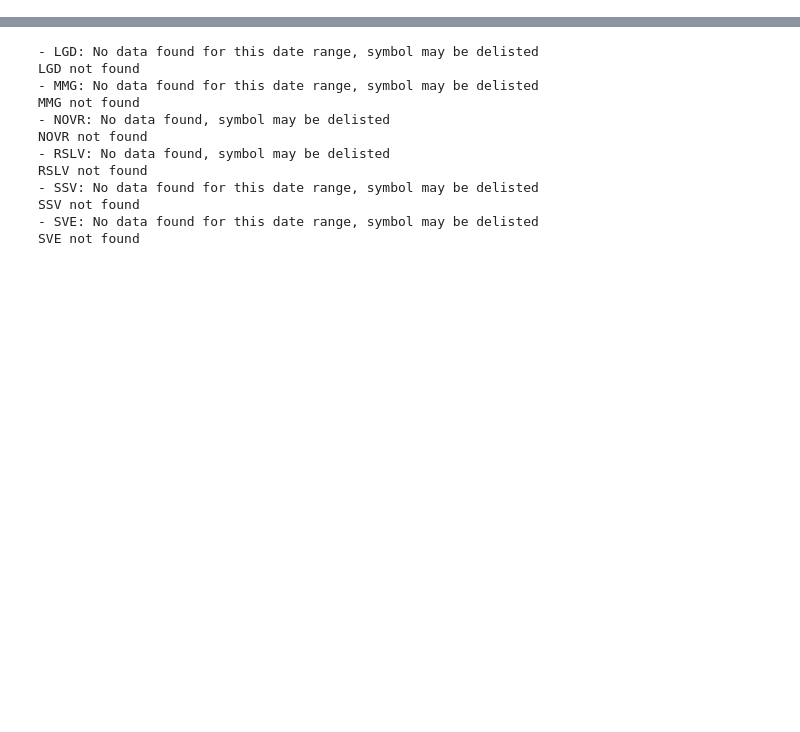
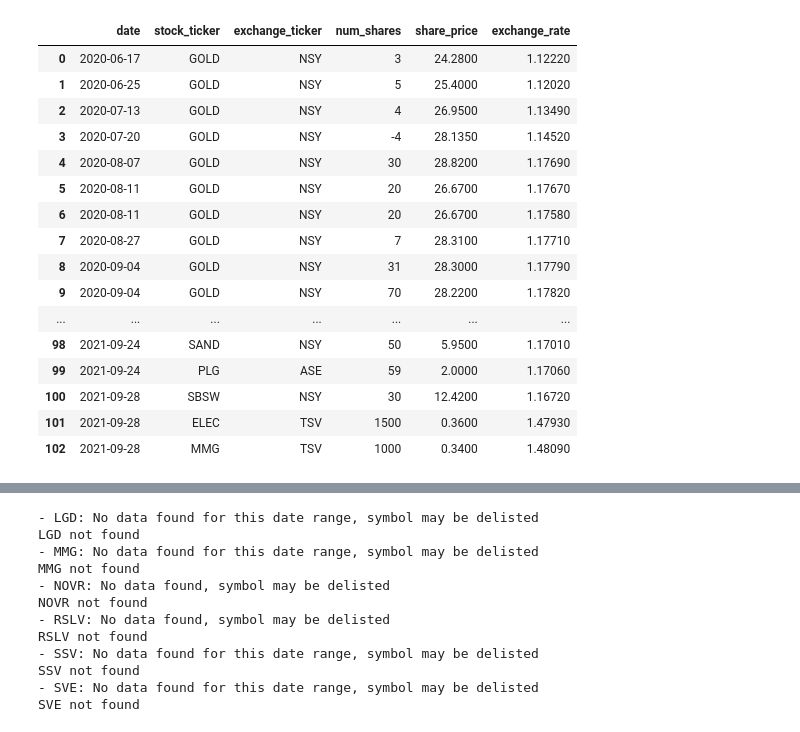
Before and after one commit to Crone1/Stock-Portfolio-Website, a Jupyter notebook: Analyse_Transactions.ipynb, the cells around one changed output, grey strips where cells are left out. Saved outputs shown, nothing was run; the diff lists cells and outputs as text; code cells hidden in the pictures; blank space fills up the shorter version.

```diff
--- a/Analyse_Transactions.ipynb
+++ b/Analyse_Transactions.ipynb
@@ -24,4 +27,23 @@ import analyse_portfolio as ap
 # %%
 gd.create_company_ticker_to_name_map()
 # %%
-transactions = gd.read_in_transactions_data()
+transactions = gd.read_in_raw_transactions_data()
+transactions
+# %% [output]
+|  | date | stock_ticker | exchange_ticker | num_shares | share_price | exchange_rate |
+| 0 | 2020-06-17 | GOLD | NSY | 3 | 24.2800 | 1.12220 |
+| 1 | 2020-06-25 | GOLD | NSY | 5 | 25.4000 | 1.12020 |
+| 2 | 2020-07-13 | GOLD | NSY | 4 | 26.9500 | 1.13490 |
+| 3 | 2020-07-20 | GOLD | NSY | -4 | 28.1350 | 1.14520 |
+| 4 | 2020-08-07 | GOLD | NSY | 30 | 28.8200 | 1.17690 |
+| 5 | 2020-08-11 | GOLD | NSY | 20 | 26.6700 | 1.17670 |
+| 6 | 2020-08-11 | GOLD | NSY | 20 | 26.6700 | 1.17580 |
+| 7 | 2020-08-27 | GOLD | NSY | 7 | 28.3100 | 1.17710 |
+| 8 | 2020-09-04 | GOLD | NSY | 31 | 28.3000 | 1.17790 |
+| 9 | 2020-09-04 | GOLD | NSY | 70 | 28.2200 | 1.17820 |
+| ... | ... | ... | ... | ... | ... | ... |
+| 98 | 2021-09-24 | SAND | NSY | 50 | 5.9500 | 1.17010 |
+| 99 | 2021-09-24 | PLG | ASE | 59 | 2.0000 | 1.17060 |
+| 100 | 2021-09-28 | SBSW | NSY | 30 | 12.4200 | 1.16720 |
+| 101 | 2021-09-28 | ELEC | TSV | 1500 | 0.3600 | 1.47930 |
+| 102 | 2021-09-28 | MMG | TSV | 1000 | 0.3400 | 1.48090 |
```
Also changed, not shown: parts of 3 cells of this notebook, 1 other file.
